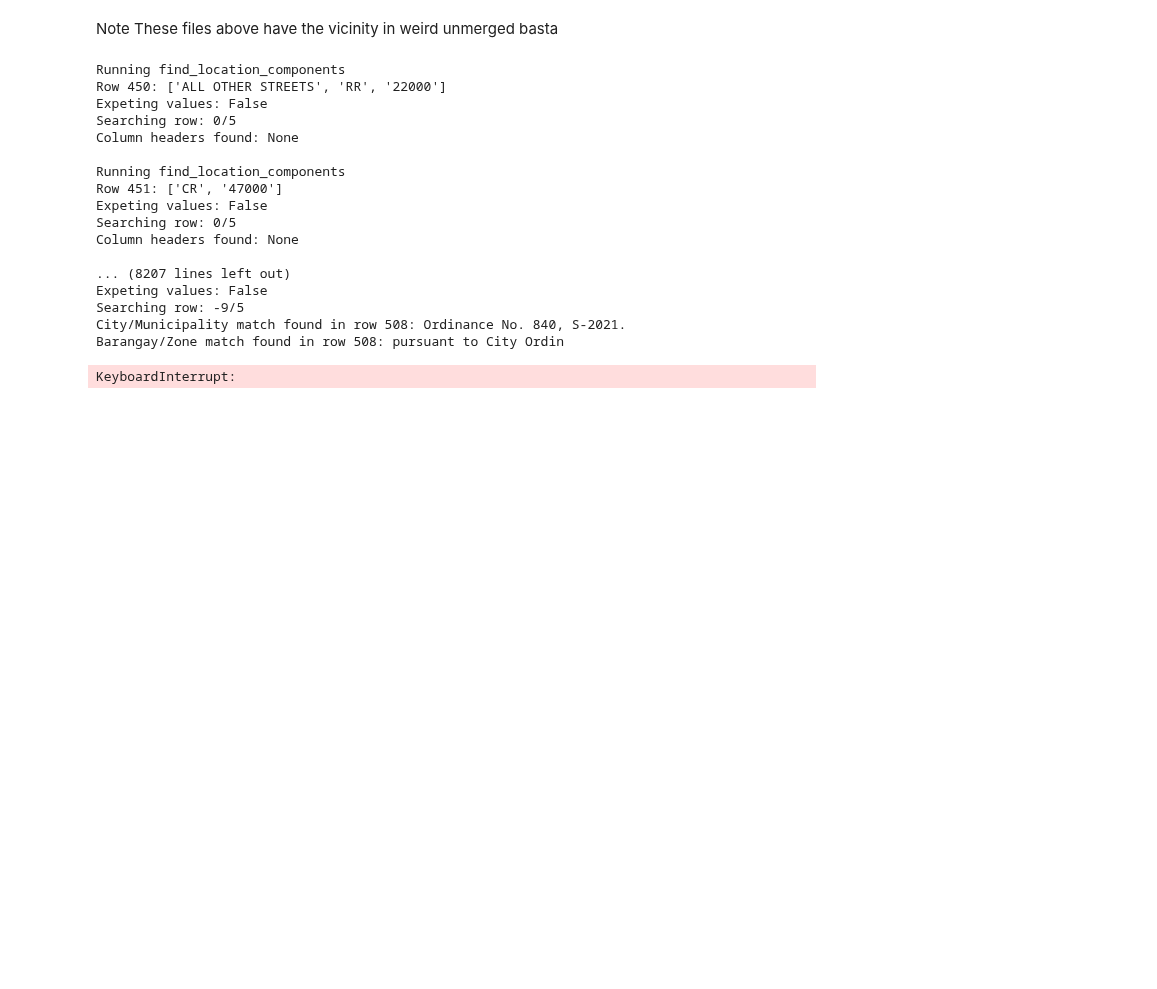
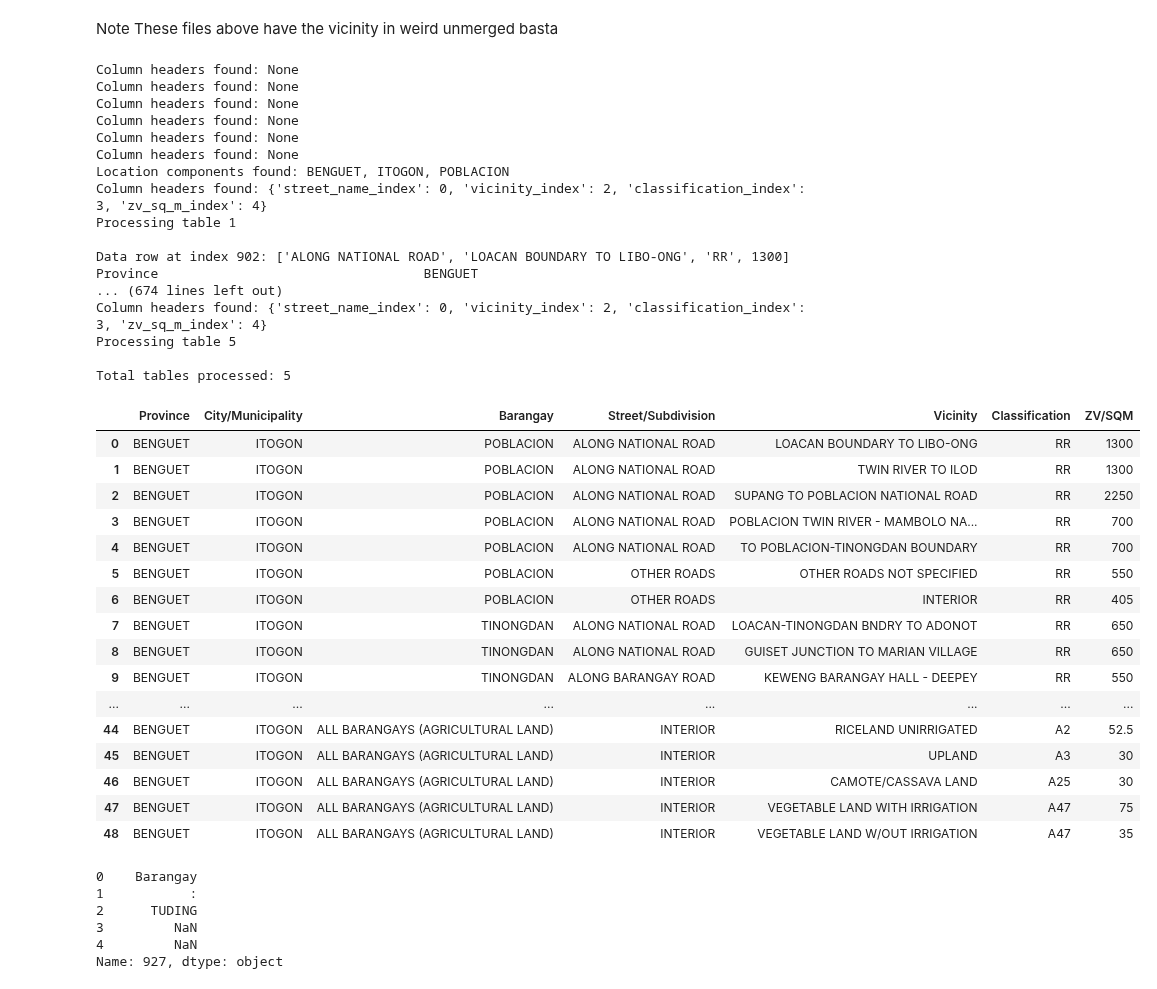
Before and after one commit to lansantuyo/bir-zl-scraping, a Jupyter notebook: Updated Scraper.ipynb, the cells around one changed output. Drawn from its saved outputs; the diff is of its cells as text; code cells hidden in the pictures; blank space fills up the shorter version.

```diff
--- a/Updated Scraper.ipynb
+++ b/Updated Scraper.ipynb
@@ -508,7 +508,7 @@ def find_location_components(df, index, proximity_window=3, current_province=Non
             # Check for Barangay/Zone
             barangay = extract_value(r"(?:Barangays|Zone|Barangay)(?:\s*\/\s*(?:Barangays|Zone|Barangay))?\s*[:\s]?\s*(.+)", combined_current_row)
             # Check if the extracted barangay value contains a phrase like "along barangay road"
-            if barangay and re.search(r".*along.*barangay.*road.*", combined_current_row, re.IGNORECASE):
+            if barangay and re.search(r".*\s*(?:along\s*)?barangay.*road.*", combined_current_row, re.IGNORECASE):
                 # print(f"Discarding match due to 'along barangay road' pattern: {barangay}")
                 barangay = None
             if barangay:
@@ -555,7 +555,7 @@ def find_location_components(df, index, proximity_window=3, current_province=Non
                 return current_province, current_city, current_barangay, initial_index
 
             if extend_search:
-                print("Extending search")
+                # print("Extending search")
                 offset -= 2
                 index += 2
                 extend_search = False
@@ -737,8 +737,9 @@ def main(df, debug=False, start=0, end=-1, debug_location=False, debug_header=Fa
     new_df = pd.DataFrame(columns=['Province', 'City/Municipality', 'Barangay',
                                    'Street/Subdivision', 'Vicinity', 'Classification', 'ZV/SQM'])
 
-    PROXIMITY_WINDOW = 5  # Increased to accommodate different formats
+    PROXIMITY_WINDOW = 2  # Increased to accommodate different formats
 
+    #
     current_province = None
     current_city = None
     current_barangay = None
@@ -817,7 +818,7 @@ def main(df, debug=False, start=0, end=-1, debug_location=False, debug_header=Fa
 
                 if debug:
                     print(f"Data row at index {index}: {[col1, vicinity, classification, zv]}")
-                    print(f'vicinity header index: {header_indices["vicinity_index"]}')
+                    # print(f'vicinity header index: {header_indices["vicinity_index"]}')
 
 
 
@@ -830,7 +831,8 @@ def main(df, debug=False, start=0, end=-1, debug_location=False, debug_header=Fa
                 # if barangay index is before province index, look for a province pa, and if we find, overwrite
                 found_headers_in_row, header_indices_in_row, new_index_in_row = find_column_headers(df, new_index_2, debug=debug_header)
 
-
+                combined_row = ''.join(map(str, row[[header_indices['classification_index'], header_indices['zv_sq_m_index']]].dropna())).strip()
+                valid_data_row = clean_value(combined_row)
                 if debug and any([current_province_new_in_row, current_city_new_in_row, current_barangay_new_in_row]):
                     if current_province_new_in_row:
                         print(f"Province found: {current_province_new_in_row}")
@@ -838,9 +840,14 @@ def main(df, debug=False, start=0, end=-1, debug_location=False, debug_header=Fa
                         print(f"City/Municipality found: {current_city_new_in_row}")
                     if current_barangay_new_in_row:
                         print(f"Barangay found: {current_barangay_new_in_row}")
+                    if found_headers_in_row:
+                        print("Column headers found")
+                    print(f"Valid data row: {valid_data_row}")
+
 
                 # TODO: revisit this condition for new table
-                if any([current_province_new_in_row, current_city_new_in_row, current_barangay_new_in_row]) and found_headers_in_row:
+                # print(f"Validity: {valid_data_row}")
+                if not valid_data_row and (any([current_province_new_in_row, current_city_new_in_row, current_barangay_new_in_row]) and found_headers_in_row):
                     # End current table processing
                     if debug:
                         print(f"New location and headers found at index {index}. Ending current table and starting new table.")
@@ -1009,7 +1064,7 @@ for output_file in output_files:
 # %% [markdown]
 Note These files above have the vicinity in weird unmerged basta
 # %%
-file = 'RDO No. 41 - Mandaluyong City.xls'
+file = 'RDO No. 9 - La Trinidad, Benguet.xlsx'
 test = pd.ExcelFile(f"data/{file}")
 
 sheet_names = sorted([name for name in test.sheet_names if name.strip().lower().startswith('sheet')], key=lambda name: int(re.search(r'\d+', name).group()))
@@ -1017,23 +1072,39 @@ last_sheet_name = sheet_names[-1] if sheet_names else None
 
 df = pd.read_excel("data/"+file, sheet_name=last_sheet_name, header=None)
 # %%
-main(df, debug=True, start=450, end=550, debug_location=True, debug_header=False)
+main(df, debug=True, start=890, end=1000, debug_location=False, debug_header=False)
 # %% [output]
-Running find_location_components
-Row 450: ['ALL OTHER STREETS', 'RR', '22000']
-Expeting values: False
-Searching row: 0/5
 Column headers found: None
+Column headers found: None
+Column headers found: None
+Column headers found: None
+Column headers found: None
+Column headers found: None
+Location components found: BENGUET, ITOGON, POBLACION
+Column headers found: {'street_name_index': 0, 'vicinity_index': 2, 'classification_index': 3, 'zv_sq_m_index': 4}
+Processing table 1
 
-Running find_location_components
-Row 451: ['CR', '47000']
-Expeting values: False
-Searching row: 0/5
-Column headers found: None
+Data row at index 902: ['ALONG NATIONAL ROAD', 'LOACAN BOUNDARY TO LIBO-ONG', 'RR', 1300]
+Province                                  BENGUET
+... (674 lines left out)
+Column headers found: {'street_name_index': 0, 'vicinity_index': 2, 'classification_index': 3, 'zv_sq_m_index': 4}
+Processing table 5
 
-... (8207 lines left out)
-Expeting values: False
-Searching row: -9/5
-City/Municipality match found in row 508: Ordinance No. 840, S-2021.
-Barangay/Zone match found in row 508: pursuant to City Ordin
+Total tables processed: 5
-KeyboardInterrupt:
+|  | Province | City/Municipality | Barangay | Street/Subdivision | Vicinity | Classification | ZV/SQM |
+| 0 | BENGUET | ITOGON | POBLACION | ALONG NATIONAL ROAD | LOACAN BOUNDARY TO LIBO-ONG | RR | 1300 |
+| 1 | BENGUET | ITOGON | POBLACION | ALONG NATIONAL ROAD | TWIN RIVER TO ILOD | RR | 1300 |
+| 2 | BENGUET | ITOGON | POBLACION | ALONG NATIONAL ROAD | SUPANG TO POBLACION NATIONAL ROAD | RR | 2250 |
+| 3 | BENGUET | ITOGON | POBLACION | ALONG NATIONAL ROAD | POBLACION TWIN RIVER - MAMBOLO NA... | RR | 700 |
+| 4 | BENGUET | ITOGON | POBLACION | ALONG NATIONAL ROAD | TO POBLACION-TINONGDAN BOUNDARY | RR | 700 |
+| 5 | BENGUET | ITOGON | POBLACION | OTHER ROADS | OTHER ROADS NOT SPECIFIED | RR | 550 |
+| 6 | BENGUET | ITOGON | POBLACION | OTHER ROADS | INTERIOR | RR | 405 |
+| 7 | BENGUET | ITOGON | TINONGDAN | ALONG NATIONAL ROAD | LOACAN-TINONGDAN BNDRY TO ADONOT | RR | 650 |
+| 8 | BENGUET | ITOGON | TINONGDAN | ALONG NATIONAL ROAD | GUISET JUNCTION TO MARIAN VILLAGE | RR | 650 |
+| 9 | BENGUET | ITOGON | TINONGDAN | ALONG BARANGAY ROAD | KEWENG BARANGAY HALL - DEEPEY | RR | 550 |
+| ... | ... | ... | ... | ... | ... | ... | ... |
+| 44 | BENGUET | ITOGON | ALL BARANGAYS (AGRICULTURAL LAND) | INTERIOR | RICELAND UNIRRIGATED | A2 | 52.5 |
+| 45 | BENGUET | ITOGON | ALL BARANGAYS (AGRICULTURAL LAND) | INTERIOR | UPLAND | A3 | 30 |
+| 46 | BENGUET | ITOGON | ALL BARANGAYS (AGRICULTURAL LAND) | INTERIOR | CAMOTE/CASSAVA LAND | A25 | 30 |
+| 47 | BENGUET | ITOGON | ALL BARANGAYS (AGRICULTURAL LAND) | INTERIOR | VEGETABLE LAND WITH IRRIGATION | A47 | 75 |
+| 48 | BENGUET | ITOGON | ALL BARANGAYS (AGRICULTURAL LAND) | INTERIOR | VEGETABLE LAND W/OUT IRRIGATION | A47 | 35 |
@@ -1202 +1111,10 @@ def find_location_components(df, index, proximity_window=3, current_province=Non
+# %%
+df.iloc[927]
+# %% [output]
+0    Barangay
+1           :
+2      TUDING
+3         NaN
+4         NaN
+Name: 927, dtype: object
 # %%
```
Also changed, not shown: parts of 8 cells of this notebook.
